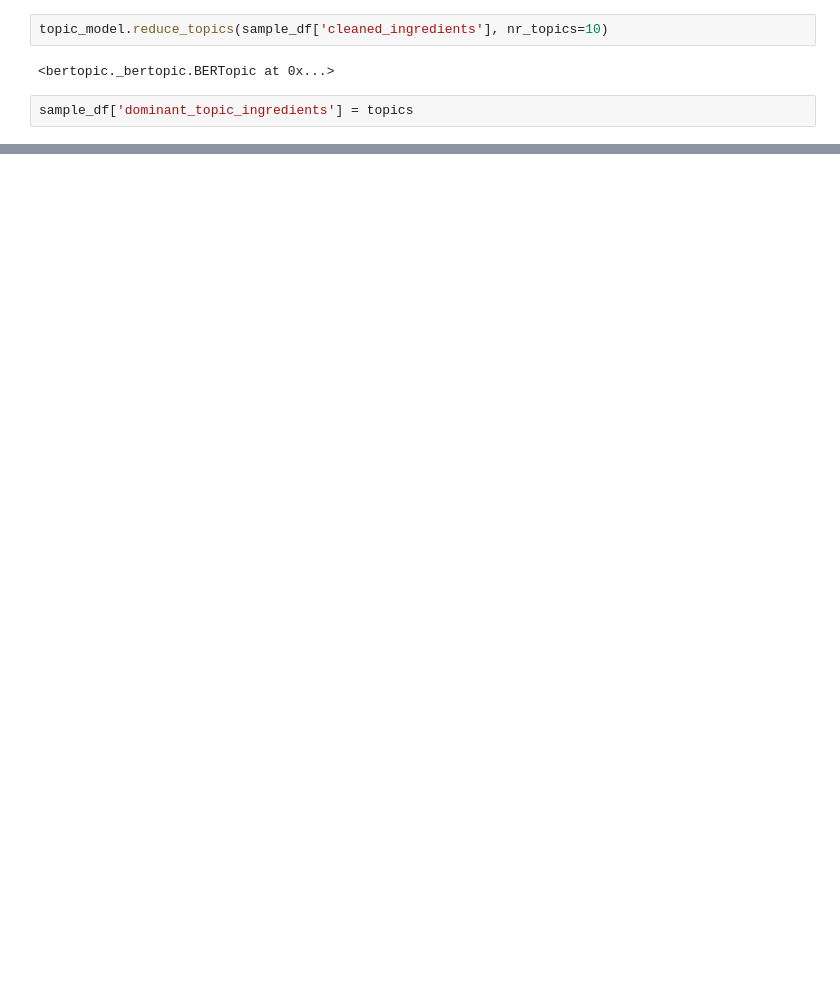
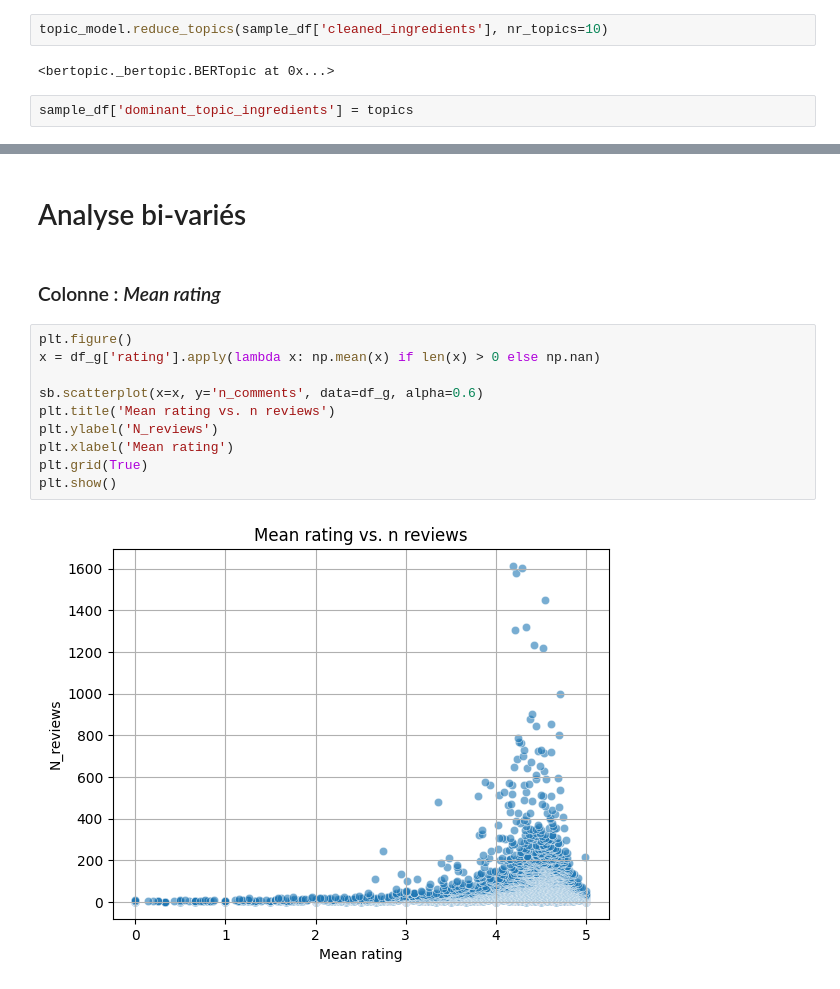
Before and after one commit to amaldre/projet_Kit_Big_Data, a Jupyter notebook: data_processing/eda__features_mode.ipynb, the cells around one changed output, grey strips where cells are left out. Cells and saved outputs as stored; diff of their text form; blank space fills up the shorter version.

```diff
--- a/data_processing/eda__features_mode.ipynb
+++ b/data_processing/eda__features_mode.ipynb
@@ -1191,0 +1183,16 @@ topic_model.get_topic_info()
+# %% [markdown]
+# Analyse bi-variés
+# %% [markdown]
+### Colonne : *Mean rating*
+# %%
+plt.figure()
+x = df_g['rating'].apply(lambda x: np.mean(x) if len(x) > 0 else np.nan)
+
+sb.scatterplot(x=x, y='n_comments', data=df_g, alpha=0.6)
+plt.title('Mean rating vs. n reviews')
+plt.ylabel('N_reviews')
+plt.xlabel('Mean rating')
+plt.grid(True)
+plt.show()
+# %% [output]
+[figure, added]
```
Also changed, not shown: parts of 31 cells of this notebook.
